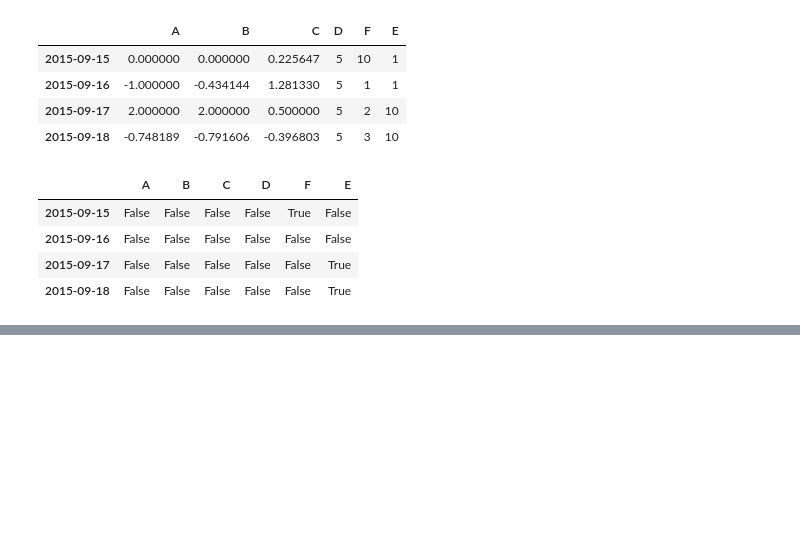
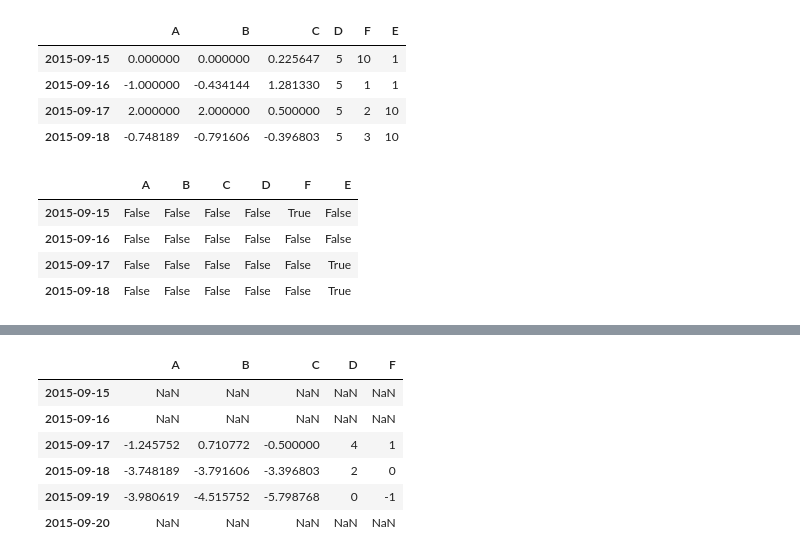
Before and after one commit to SByeol/data_science, a Jupyter notebook: HW1_pandas.ipynb, the cells around one changed output, grey strips where cells are left out. Cells and saved outputs as stored; diff of their text form; code cells hidden in the pictures; blank space fills up the shorter version.

```diff
--- a/HW1_pandas.ipynb
+++ b/HW1_pandas.ipynb
@@ -612,0 +632,3 @@ pd.isnull(df1)
+# %%
+s = pd.Series([1,3,5,np.nan,6,8], index=dates).shift(2)
+s
@@ -612,0 +643,10 @@ pd.isnull(df1)
+# %%
+df.sub(s, axis='index')
+# %% [output]
+|  | A | B | C | D | F |
+| 2015-09-15 | NaN | NaN | NaN | NaN | NaN |
+| 2015-09-16 | NaN | NaN | NaN | NaN | NaN |
+| 2015-09-17 | -1.245752 | 0.710772 | -0.500000 | 4 | 1 |
+| 2015-09-18 | -3.748189 | -3.791606 | -3.396803 | 2 | 0 |
+| 2015-09-19 | -3.980619 | -4.515752 | -5.798768 | 0 | -1 |
+| 2015-09-20 | NaN | NaN | NaN | NaN | NaN |
```
Also changed, not shown: parts of 13 cells of this notebook.
